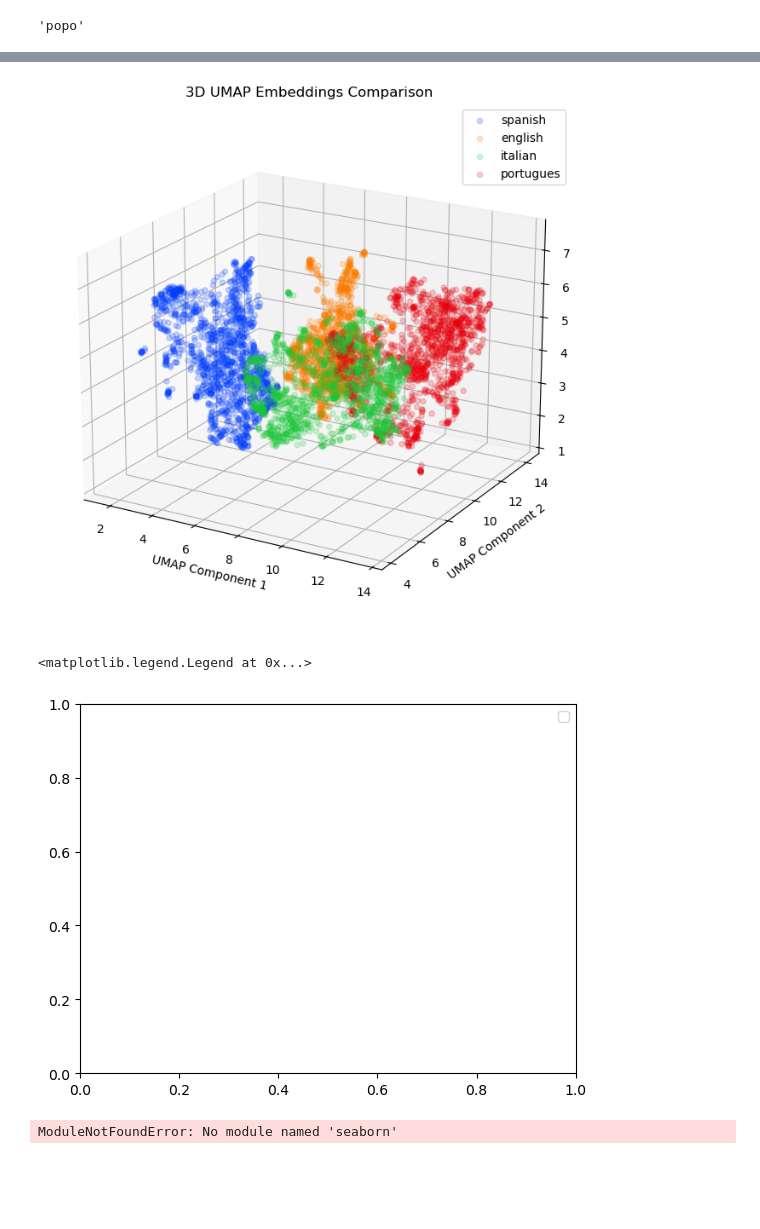
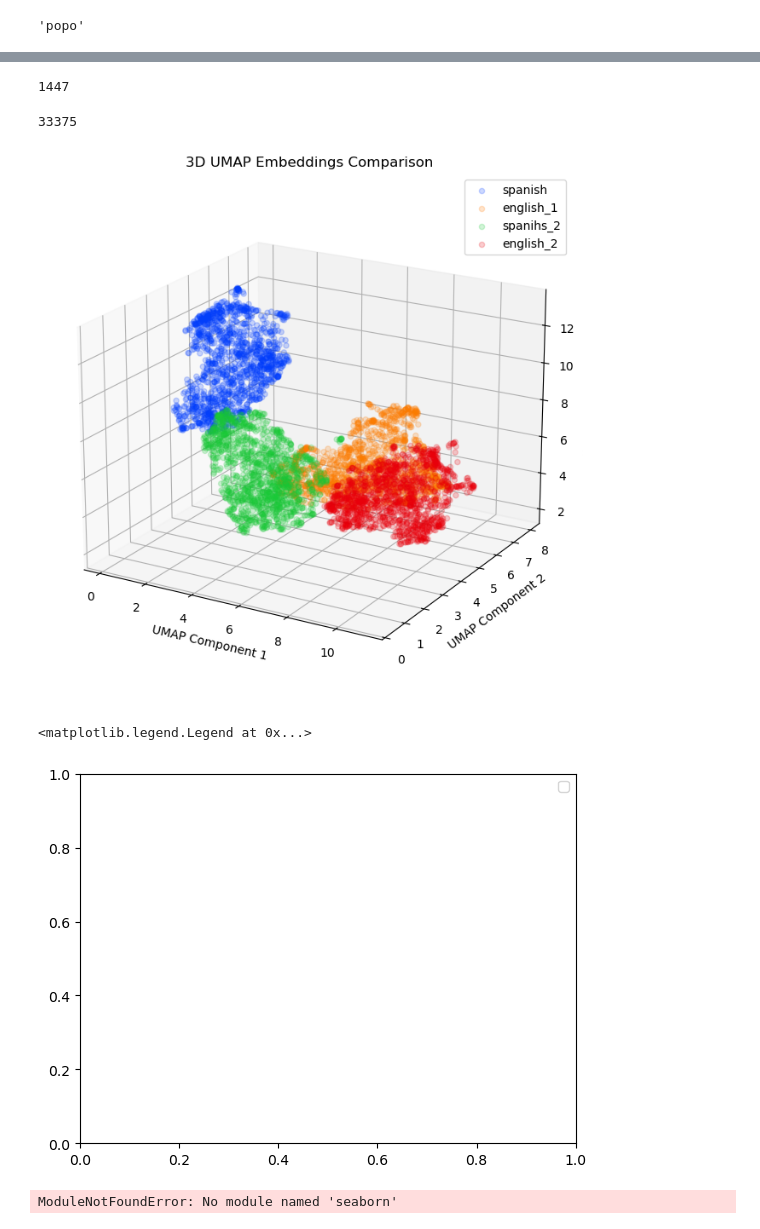
Before and after one commit to marinlafare/pedro_paramo, a Jupyter notebook: one_analysis.ipynb, the cells around one changed output, grey strips where cells are left out. Saved outputs shown, nothing was run; the diff lists cells and outputs as text; code cells hidden in the pictures; blank space fills up the shorter version.

```diff
--- a/one_analysis.ipynb
+++ b/one_analysis.ipynb
@@ -26,7 +67,7 @@ DBInterface: Engine already initialized, skipping.
 from langchain_ollama import OllamaEmbeddings
 ollama_emb = OllamaEmbeddings(model="granite-embedding:278m")
 # %%
-reducer.fit_transform(embeddings_list)
+# reducer.fit_transform(embeddings_list)
 # %%
 # await open_request("DROP TABLE version;")
 # await open_request("DROP TABLE paragraph;")
@@ -39,7 +80,10 @@ reducer.fit_transform(embeddings_list)
 # %%
 #await get_all_embeddings('spanish_1')
 # %%
-original = await Corpus.create("spanish_1")
+original_1 = await Corpus.create("spanish_1")
+original = await Corpus.create("spanish_2")
 english_1 =  await Corpus.create("english_1")
+english_2 =  await Corpus.create("english_2")
 italian_1 =  await Corpus.create("italian_1")
 portuguese_1 =  await Corpus.create("portuguese_1")
+french_1 = await Corpus.create("french_1")
@@ -46,12 +110,27 @@ portuguese_1 =  await Corpus.create("portuguese_1")
+# %%
+len(p)
+# %% [output]
+1447
+# %%
+original_1.n_words
+# %% [output]
+33375
 # %%
 a = await english_1.all_umap()
 b = await original.all_umap()
 c = await italian_1.all_umap()
 d = await portuguese_1.all_umap()
+e = await english_2.all_umap()
+f =  await original_1.all_umap()
+g = await french_1.all_umap()
+
 a_emb = await english_1.all_embeddings()
 b_emb = await original.all_embeddings()
 c_emb = await italian_1.all_embeddings()
 d_emb = await portuguese_1.all_embeddings()
+d_emb = await english_2.all_embeddings()
+f_emb = await original_1.all_embeddings()
+g_emb = await french_1.all_embeddings()
 # %%
 import matplotlib.pyplot as plt
 import numpy as np
@@ -110,11 +189,11 @@ def plot_3d_umap_embeddings(embeddings_list: list[np.ndarray], labels_list: list
     plt.show()
 # %%
 import matplotlib.pyplot as plt
-plot_3d_umap_embeddings([a,b,c,d],["spanish", "english","italian","portugues"],
+plot_3d_umap_embeddings([b,a,f,e],["spanish", "english_1","spanihs_2","english_2"],
                         title= "3D UMAP Embeddings Comparison")
 plt.legend()
 # %% [output]
-[figure, old version]
+[figure, new version]
 <matplotlib.legend.Legend at 0x...>
 [figure]
 # %%
```
Also changed, not shown: parts of 8 cells of this notebook, 4 other files.
